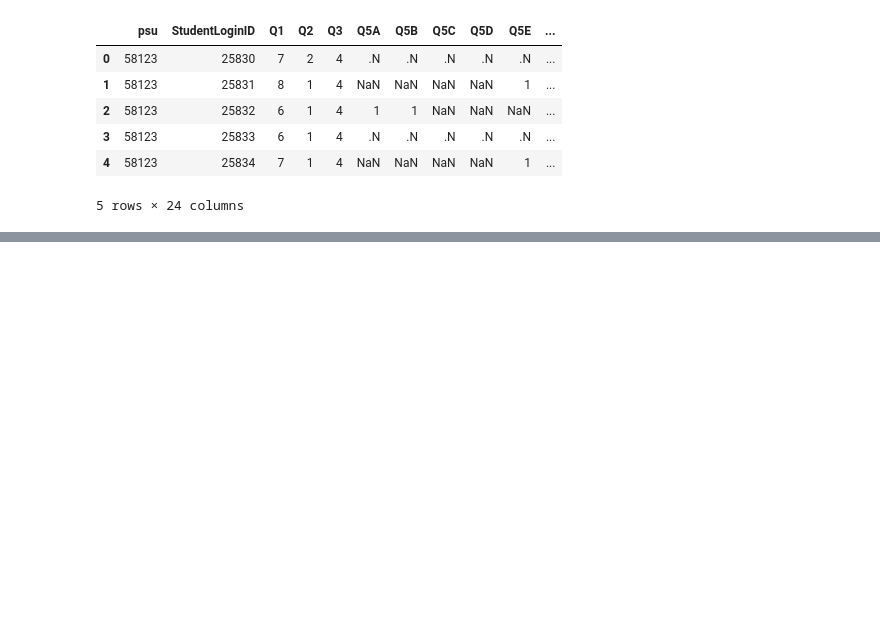
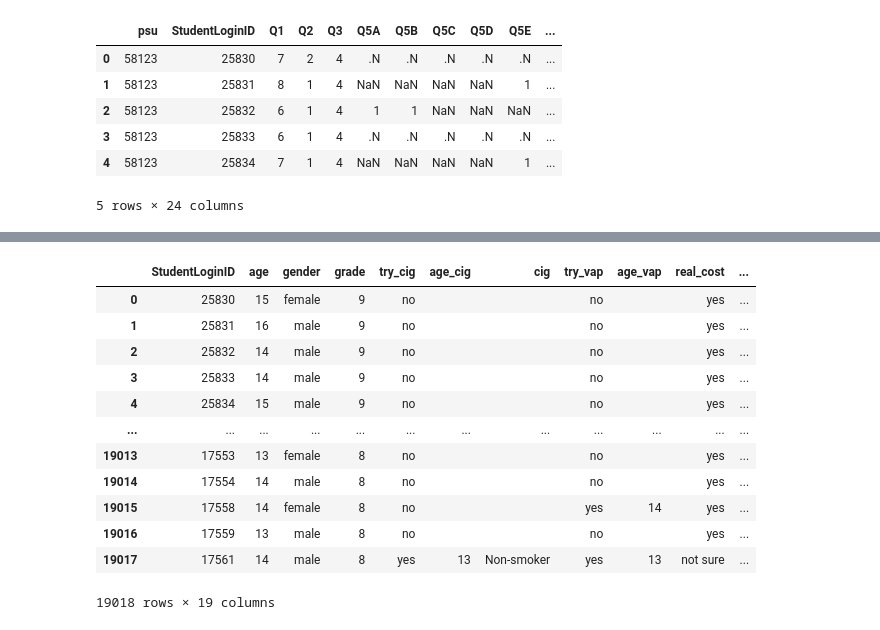
Before and after one commit to AnjanaDelhi/project_1, a Jupyter notebook: vaping.ipynb, the cells around one changed output, grey strips where cells are left out. Drawn from its saved outputs; the diff is of its cells as text; code cells hidden in the pictures; blank space fills up the shorter version.

```diff
--- a/vaping.ipynb
+++ b/vaping.ipynb
@@ -197,0 +193,19 @@ merge_df
+# %%
+#Recoding real cost - (have you heard about the real cost of smoking on tv, internet, social media or radio)
+df_2019_recoded['real_cost'] = df_2019_recoded['real_cost'].replace(['.N','.Z', '1', '2', '3'],
+                                                                    ['','','yes','no', 'not sure'])
+df_2019_recoded
+# %% [output]
+|  | StudentLoginID | age | gender | grade | try_cig | age_cig | cig | try_vap | age_vap | real_cost | ... |
+| 0 | 25830 | 15 | female | 9 | no |  |  | no |  | yes | ... |
+| 1 | 25831 | 16 | male | 9 | no |  |  | no |  | yes | ... |
+| 2 | 25832 | 14 | male | 9 | no |  |  | no |  | yes | ... |
+| 3 | 25833 | 14 | male | 9 | no |  |  | no |  | yes | ... |
+| 4 | 25834 | 15 | male | 9 | no |  |  | no |  | yes | ... |
+| ... | ... | ... | ... | ... | ... | ... | ... | ... | ... | ... | ... |
+| 19013 | 17553 | 13 | female | 8 | no |  |  | no |  | yes | ... |
+| 19014 | 17554 | 14 | male | 8 | no |  |  | no |  | yes | ... |
+| 19015 | 17558 | 14 | female | 8 | no |  |  | yes | 14 | yes | ... |
+| 19016 | 17559 | 13 | male | 8 | no |  |  | no |  | yes | ... |
+| 19017 | 17561 | 14 | male | 8 | yes | 13 | Non-smoker | yes | 13 | not sure | ... |
+19018 rows × 19 columns
```
Also changed, not shown: parts of 8 cells of this notebook.
